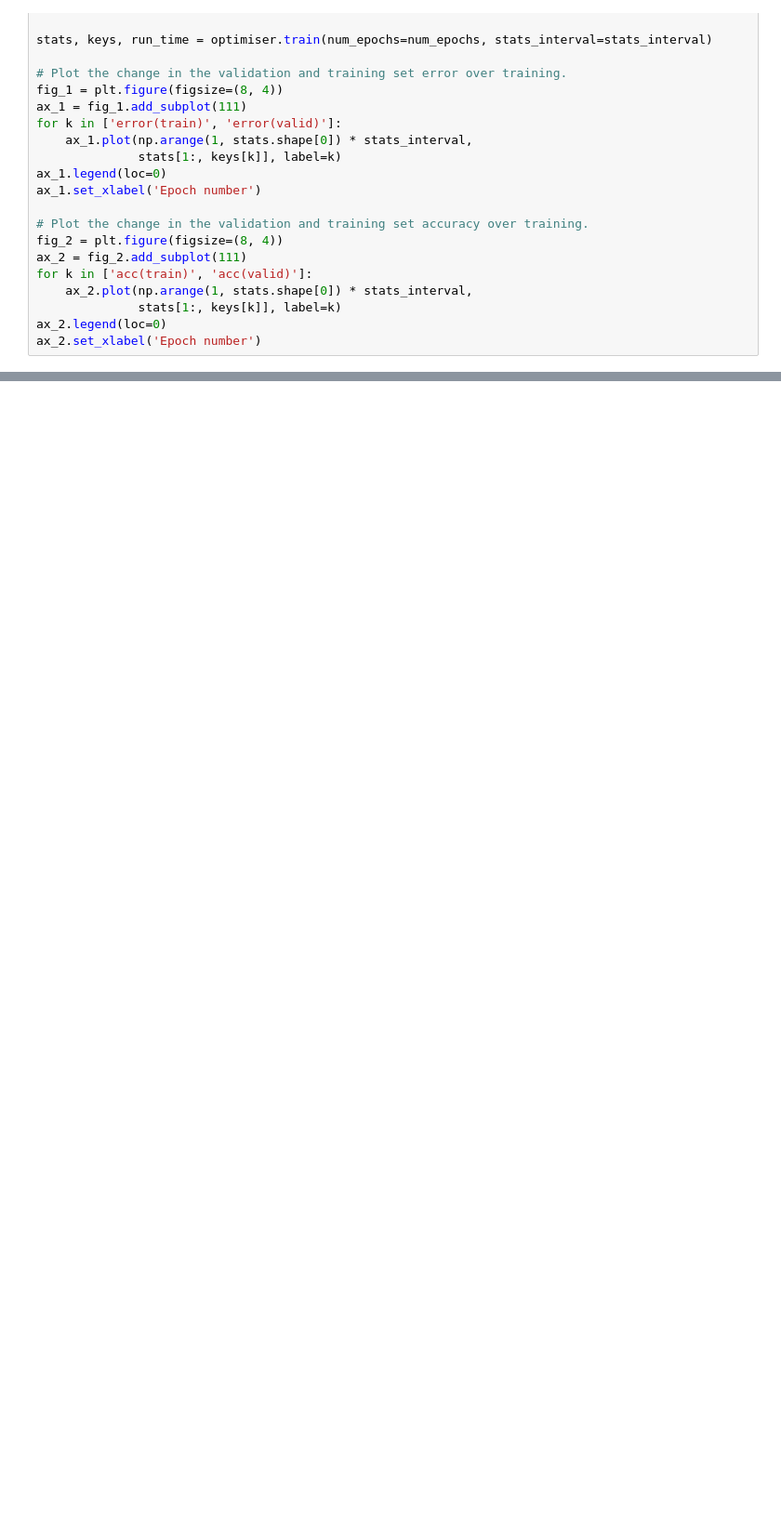
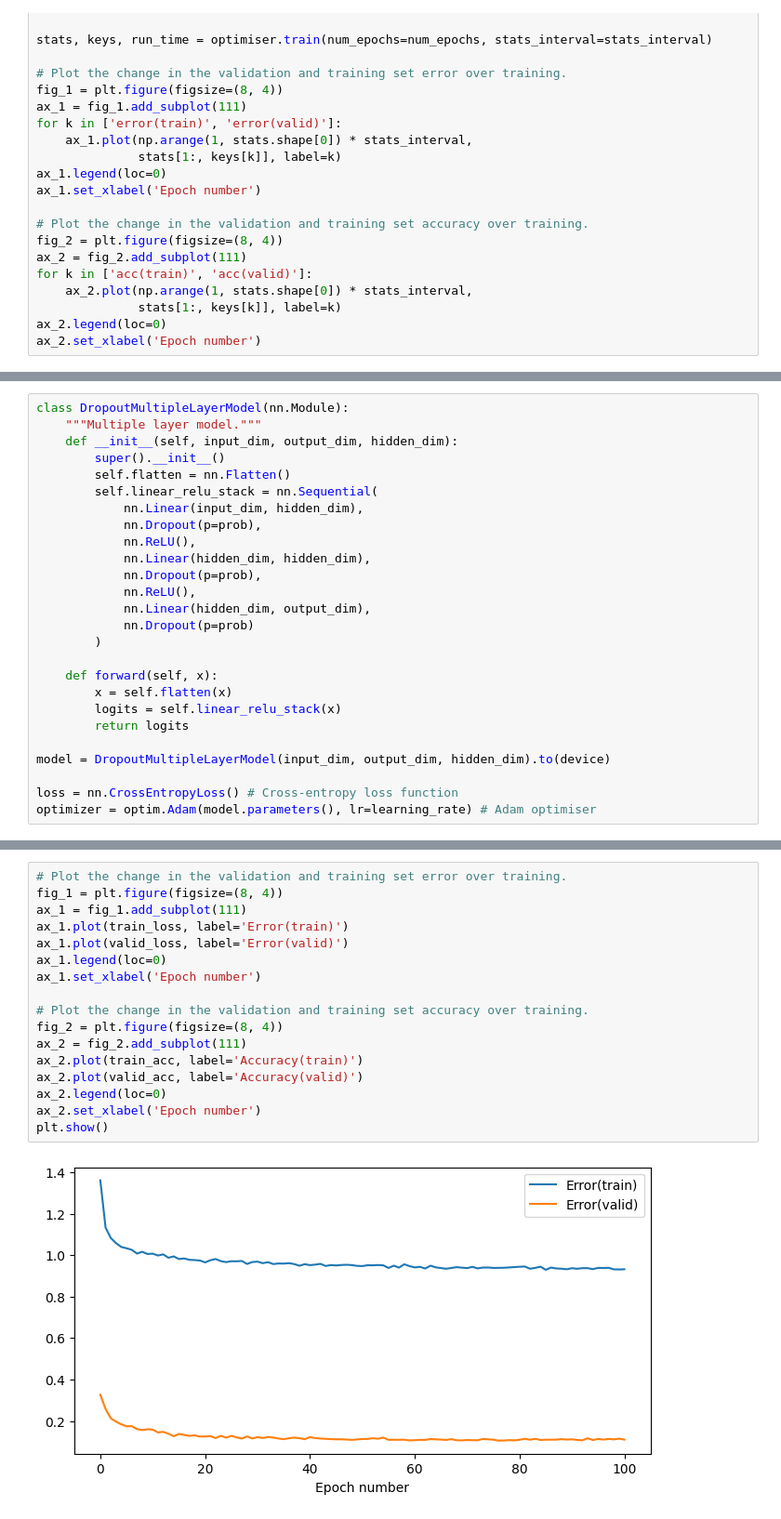
Before and after one commit to shriram1998/mlpractical, a Jupyter notebook: notebooks/06_Dropout_and_maxout.ipynb, the cells around one changed output, grey strips where cells are left out. Shown: that part at 93% size. Cells and saved outputs as stored; diff of their text form; blank space fills up the shorter version.

```diff
--- a/notebooks/06_Dropout_and_maxout.ipynb
+++ b/notebooks/06_Dropout_and_maxout.ipynb
@@ -465,0 +526,26 @@ ax_2.set_xlabel('Epoch number')
+# %%
+class DropoutMultipleLayerModel(nn.Module):
+    """Multiple layer model."""
+    def __init__(self, input_dim, output_dim, hidden_dim):
+        super().__init__()
+        self.flatten = nn.Flatten()
+        self.linear_relu_stack = nn.Sequential(
+            nn.Linear(input_dim, hidden_dim),
+            nn.Dropout(p=prob),
+            nn.ReLU(),
+            nn.Linear(hidden_dim, hidden_dim),
+            nn.Dropout(p=prob),
+            nn.ReLU(),
+            nn.Linear(hidden_dim, output_dim),
+            nn.Dropout(p=prob)
+        )
+
+    def forward(self, x):
+        x = self.flatten(x)
+        logits = self.linear_relu_stack(x)
+        return logits
+
+model = DropoutMultipleLayerModel(input_dim, output_dim, hidden_dim).to(device)
+
+loss = nn.CrossEntropyLoss() # Cross-entropy loss function
+optimizer = optim.Adam(model.parameters(), lr=learning_rate) # Adam optimiser
@@ -465,0 +634,19 @@ ax_2.set_xlabel('Epoch number')
+# %%
+# Plot the change in the validation and training set error over training.
+fig_1 = plt.figure(figsize=(8, 4))
+ax_1 = fig_1.add_subplot(111)
+ax_1.plot(train_loss, label='Error(train)')
+ax_1.plot(valid_loss, label='Error(valid)')
+ax_1.legend(loc=0)
+ax_1.set_xlabel('Epoch number')
+
+# Plot the change in the validation and training set accuracy over training.
+fig_2 = plt.figure(figsize=(8, 4))
+ax_2 = fig_2.add_subplot(111)
+ax_2.plot(train_acc, label='Accuracy(train)')
+ax_2.plot(valid_acc, label='Accuracy(valid)')
+ax_2.legend(loc=0)
+ax_2.set_xlabel('Epoch number')
+plt.show()
+# %% [output]
+[figure, added]
```
Also changed, not shown: parts of 8 cells of this notebook.
